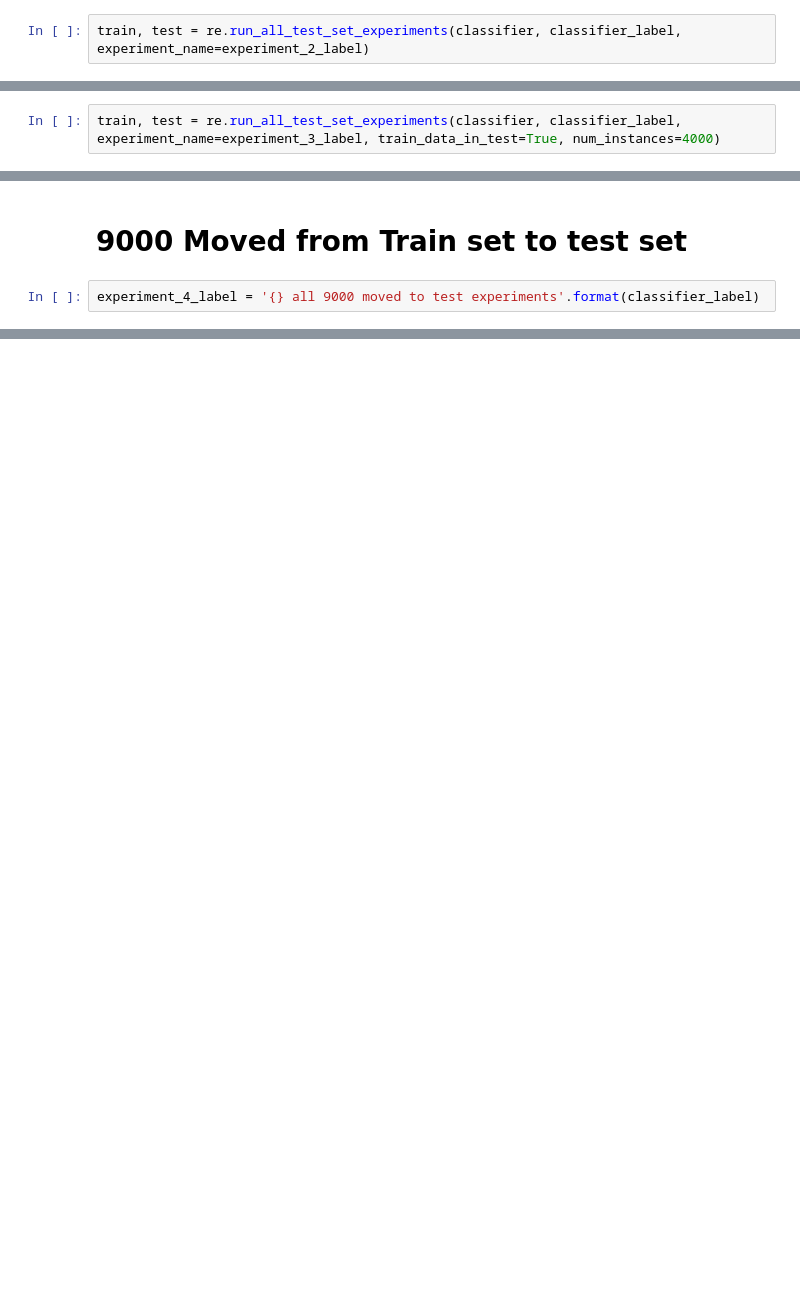
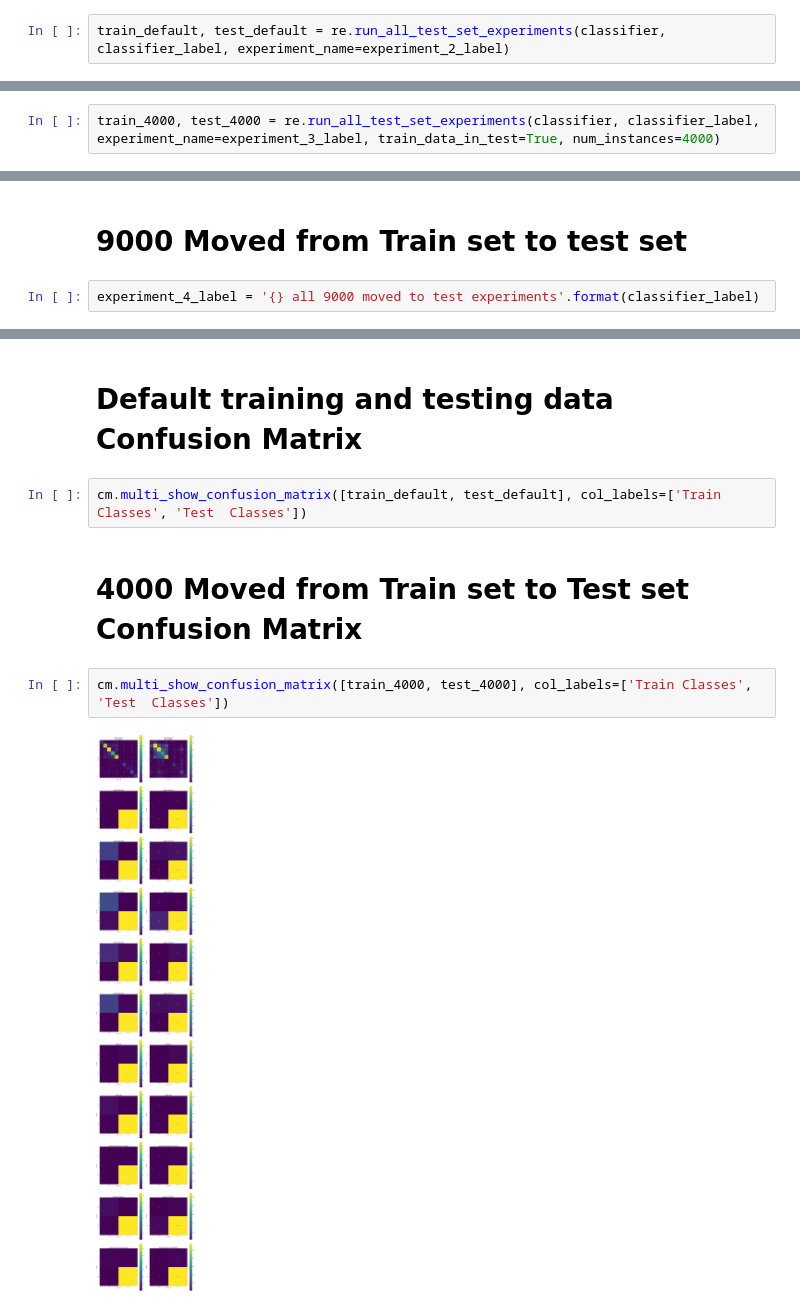
Before and after one commit to friedforfun/SupervisedLearningCW, a Jupyter notebook: Tasks/test_stuff_notebook.ipynb, the cells around one changed output, grey strips where cells are left out. Saved outputs shown, nothing was run; the diff lists cells and outputs as text; blank space fills up the shorter version.

```diff
--- a/Tasks/test_stuff_notebook.ipynb
+++ b/Tasks/test_stuff_notebook.ipynb
@@ -76,7 +74,7 @@ Synced solar-deluge-8: https://wandb.ai/supervisedlearning/LR%20all%20Kfolds/run
 #classifier = mlp.MultiLayerPerceptron(random_state=0, max_iter=300, hidden_layer_sizes=150, solver='lbfgs')
 experiment_2_label = '{} all test set experiments'.format(classifier_label)
 # %%
-train, test = re.run_all_test_set_experiments(classifier, classifier_label, experiment_name=experiment_2_label)
+train_default, test_default = re.run_all_test_set_experiments(classifier, classifier_label, experiment_name=experiment_2_label)
 # %% [output]
 Failed to query for notebook name, you can set it manually with the WANDB_NOTEBOOK_NAME environment variable
 wandb: Currently logged in as: samfh (use `wandb login --relogin` to force relogin)
@@ -122,4 +120,4 @@ train_matrix.plot()
 
 experiment_3_label = '{} all 4000 moved to test experiments'.format(classifier_label)
 # %%
-train, test = re.run_all_test_set_experiments(classifier, classifier_label, experiment_name=experiment_3_label, train_data_in_test=True, num_instances=4000)
+train_4000, test_4000 = re.run_all_test_set_experiments(classifier, classifier_label, experiment_name=experiment_3_label, train_data_in_test=True, num_instances=4000)
@@ -131,0 +204,10 @@ train, test = re.run_all_test_set_experiments(classifier, classifier_label, expe
+# %% [markdown]
+# Default training and testing data Confusion Matrix
+# %%
+cm.multi_show_confusion_matrix([train_default, test_default], col_labels=['Train Classes', 'Test  Classes'])
+# %% [markdown]
+# 4000 Moved from Train set to Test set Confusion Matrix
+# %%
+cm.multi_show_confusion_matrix([train_4000, test_4000], col_labels=['Train Classes', 'Test  Classes'])
+# %% [output]
+[figure, added]
```
Also changed, not shown: parts of 8 cells of this notebook.
